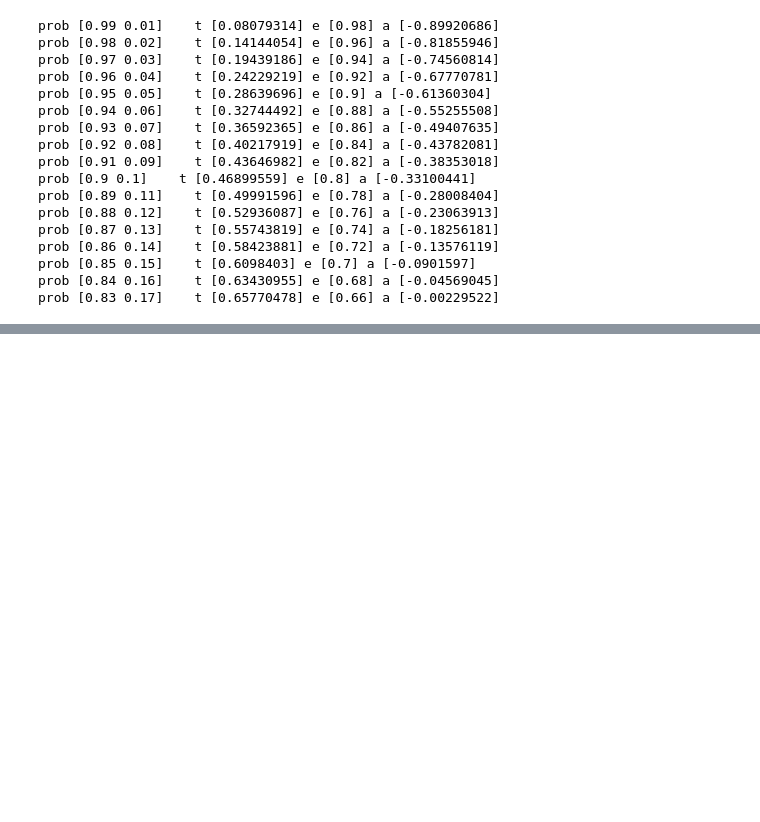
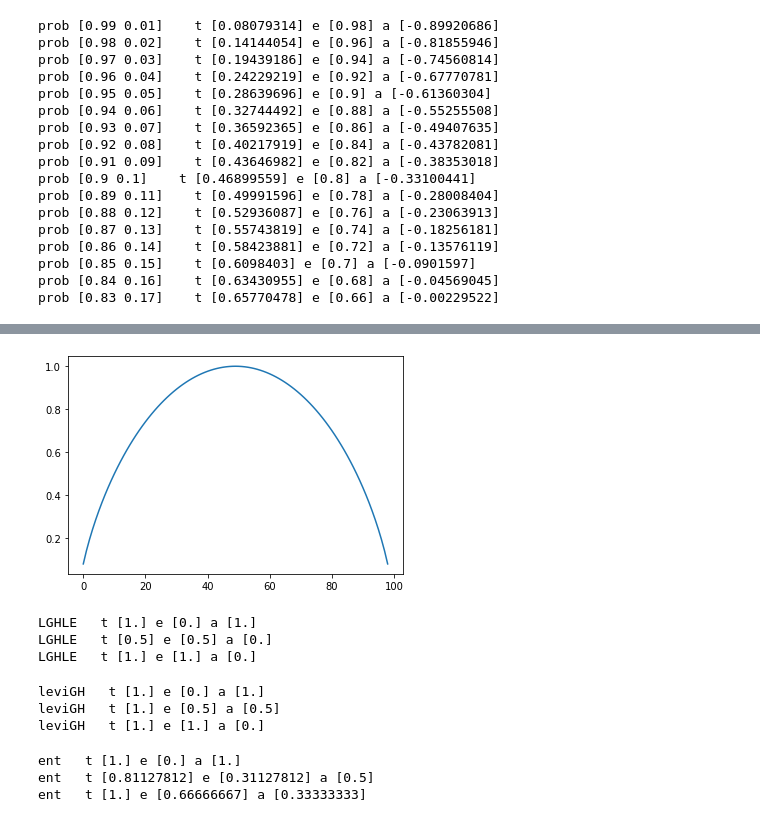
Before and after one commit to mhshaker/Non_convex_credal, a Jupyter notebook: non_convex.ipynb, the cells around one changed output, grey strips where cells are left out. Drawn from its saved outputs; the diff is of its cells as text; code cells hidden in the pictures; blank space fills up the shorter version.

```diff
--- a/non_convex.ipynb
+++ b/non_convex.ipynb
@@ -42,0 +94,53 @@ set14 t [0.] e [1.] a [-1.]
+# %%
+plt.plot(a_list)
+plt.show()
+# %% [output]
+[figure, added]
+# %%
+prob = np.array([[[0.5,0.5]]])
+t, e, a = unc.uncertainty_set16(prob)
+print(f"LGHLE   t {t} e {e} a {a}")
+
+prob = np.array([[[0.5,0.5], [1,0]]])
+t, e, a = unc.uncertainty_set16(prob)
+print(f"LGHLE   t {t} e {e} a {a}")
+
+prob = np.array([[[0.5,0.5], [1,0], [0,1]]])
+t, e, a = unc.uncertainty_set16(prob)
+print(f"LGHLE   t {t} e {e} a {a}")
+# %% [output]
+LGHLE   t [1.] e [0.] a [1.]
+LGHLE   t [0.5] e [0.5] a [0.]
+LGHLE   t [1.] e [1.] a [0.]
+# %%
+prob = np.array([[[0.5,0.5]]])
+t, e, a = unc.uncertainty_set14(prob)
+print(f"leviGH   t {t} e {e} a {a}")
+
+prob = np.array([[[0.5,0.5], [1,0]]])
+t, e, a = unc.uncertainty_set14(prob)
+print(f"leviGH   t {t} e {e} a {a}")
+
+prob = np.array([[[0.5,0.5], [1,0], [0,1]]])
+t, e, a = unc.uncertainty_set14(prob)
+print(f"leviGH   t {t} e {e} a {a}")
+# %% [output]
+leviGH   t [1.] e [0.] a [1.]
+leviGH   t [1.] e [0.5] a [0.5]
+leviGH   t [1.] e [1.] a [0.]
+# %%
+prob = np.array([[[0.5,0.5]]])
+t, e, a = unc.uncertainty_ent(prob)
+print(f"ent   t {t} e {e} a {a}")
+
+prob = np.array([[[0.5,0.5], [1,0]]])
+t, e, a = unc.uncertainty_ent(prob)
+print(f"ent   t {t} e {e} a {a}")
+
+prob = np.array([[[0.5,0.5], [1,0], [0,1]]])
+t, e, a = unc.uncertainty_ent(prob)
+print(f"ent   t {t} e {e} a {a}")
+# %% [output]
+ent   t [1.] e [0.] a [1.]
+ent   t [0.81127812] e [0.31127812] a [0.5]
+ent   t [1.] e [0.66666667] a [0.33333333]
```
Also changed, not shown: parts of 5 cells of this notebook.
